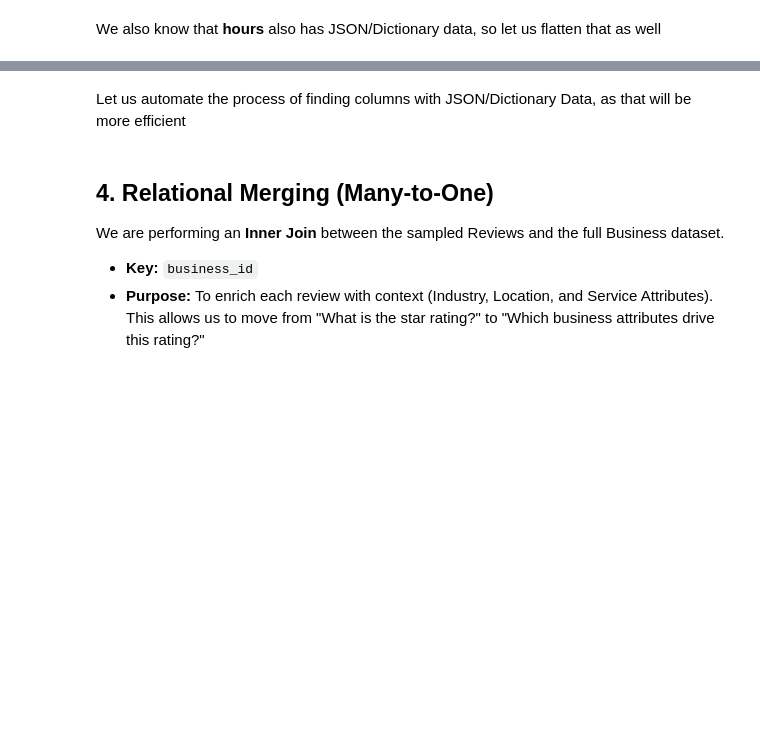
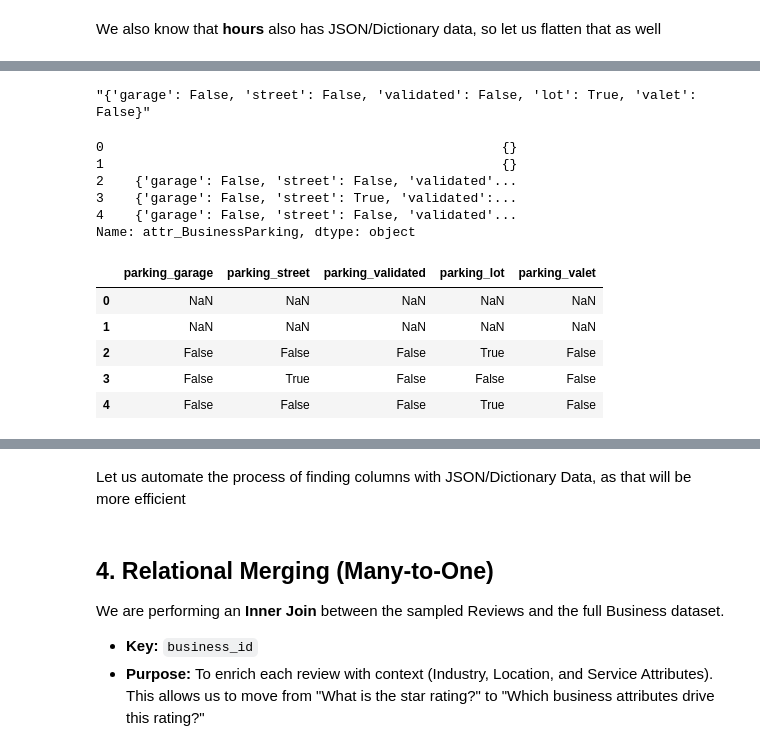
Before and after one commit to alinazir105/Explainable-Review-Intelligence, a Jupyter notebook: 01-data-ingestion.ipynb, the cells around one changed output, grey strips where cells are left out. Drawn from its saved outputs; the diff is of its cells as text; code cells hidden in the pictures; blank space fills up the shorter version.

Commit message:
Business Parking Expanded

```diff
--- a/01-data-ingestion.ipynb
+++ b/01-data-ingestion.ipynb
@@ -168,10 +178,10 @@ We also know that **hours** also has JSON/Dictionary data, so let us flatten tha
 # %%
 business_df['hours'] = business_df['hours'].apply(normalize_dict)
 
-attributes_df = business_df['hours'].apply(pd.Series)
-
+hours_df = business_df['hours'].apply(pd.Series)
+hours_df = hours_df.add_prefix('hours_')
 business_df = pd.concat(
-    [business_df.drop(columns=['hours']), attributes_df],
+    [business_df.drop(columns=['hours']), hours_df],
     axis=1
 )
 # %%
@@ -268,0 +265,37 @@ Name: count, dtype: int64
+# %%
+business_df['attr_BusinessParking'].dropna().iloc[0]
+# %% [output]
+"{'garage': False, 'street': False, 'validated': False, 'lot': True, 'valet': False}"
+# %%
+def parse_string_like_dictionaries(x):
+    if isinstance(x, str):
+        try:
+            d = ast.literal_eval(x)
+            # Replace None values with False
+            return {k: bool(v) for k, v in d.items()}
+        except Exception:
+            return {}
+    return {}
+# %%
+parking_dicts = business_df['attr_BusinessParking'].apply(parse_string_like_dictionaries)
+# %%
+parking_dicts.head()
+# %% [output]
+0                                                   {}
+1                                                   {}
+2    {'garage': False, 'street': False, 'validated'...
+3    {'garage': False, 'street': True, 'validated':...
+4    {'garage': False, 'street': False, 'validated'...
+Name: attr_BusinessParking, dtype: object
+# %%
+parking_df = parking_dicts.apply(pd.Series)
+parking_df = parking_df.add_prefix('parking_')
+# %%
+parking_df.head()
+# %% [output]
+|  | parking_garage | parking_street | parking_validated | parking_lot | parking_valet |
+| 0 | NaN | NaN | NaN | NaN | NaN |
+| 1 | NaN | NaN | NaN | NaN | NaN |
+| 2 | False | False | False | True | False |
+| 3 | False | True | False | False | False |
+| 4 | False | False | False | True | False |
```
Also changed, not shown: parts of 49 cells of this notebook.
